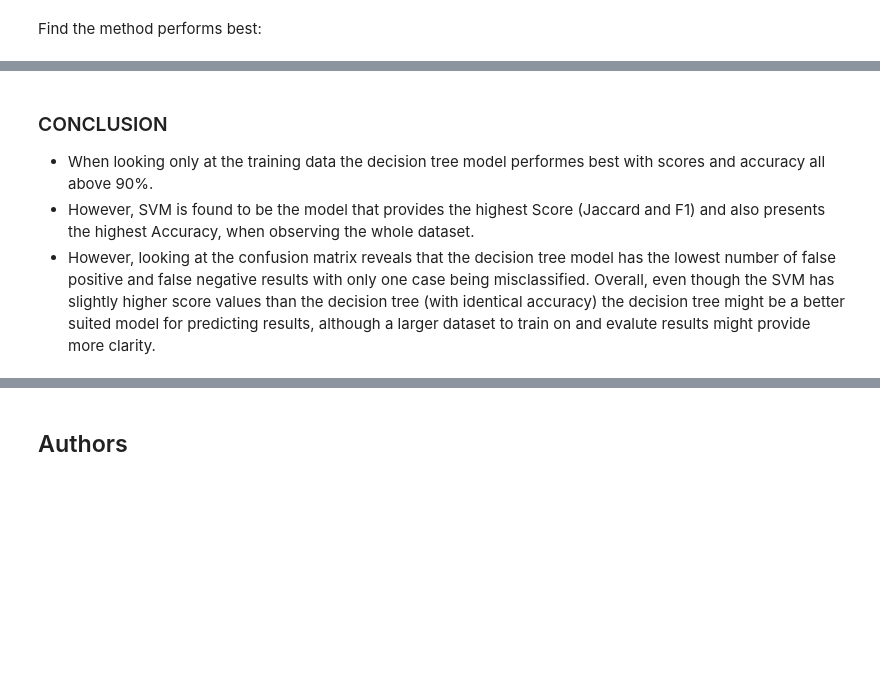
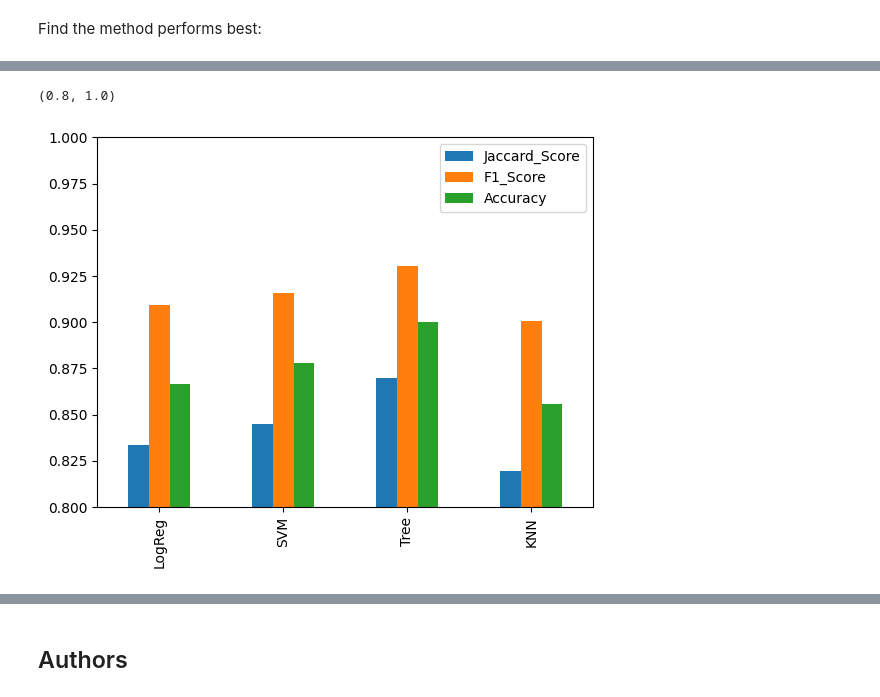
Before and after one commit to mg380/IBM-Applied-Data-Science-Capstone, a Jupyter notebook: SpaceX_Machine Learning Prediction_Part_5.ipynb, the cells around one changed output, grey strips where cells are left out. Saved outputs shown, nothing was run; the diff lists cells and outputs as text; code cells hidden in the pictures; blank space fills up the shorter version.

```diff
--- a/SpaceX_Machine Learning Prediction_Part_5.ipynb
+++ b/SpaceX_Machine Learning Prediction_Part_5.ipynb
@@ -410,5 +387,7 @@ scores
-# %% [markdown]
-### CONCLUSION
-* When looking only at the training data the decision tree model performes best with scores and accuracy all above 90%.
-* However, SVM is found to be the model that provides the highest Score (Jaccard and F1) and also presents the highest Accuracy, when observing the whole dataset.
-* However, looking at the confusion matrix reveals that the decision tree model has the lowest number of false positive and false negative results with only one case being misclassified. Overall, even though the SVM has slightly higher score values than the decision tree (with identical accuracy) the decision tree might be a better suited model for predicting results, although a larger dataset to train on and evalute results might provide more clarity.
+# %%
+ax = scores.T.plot.bar()
+ax.legend(bbox_to_anchor=(1,1))
+ax.set_ylim(.8,1.0)
+# %% [output]
+(0.8, 1.0)
+[figure, added]
```
Also changed, not shown: parts of 13 cells of this notebook.
